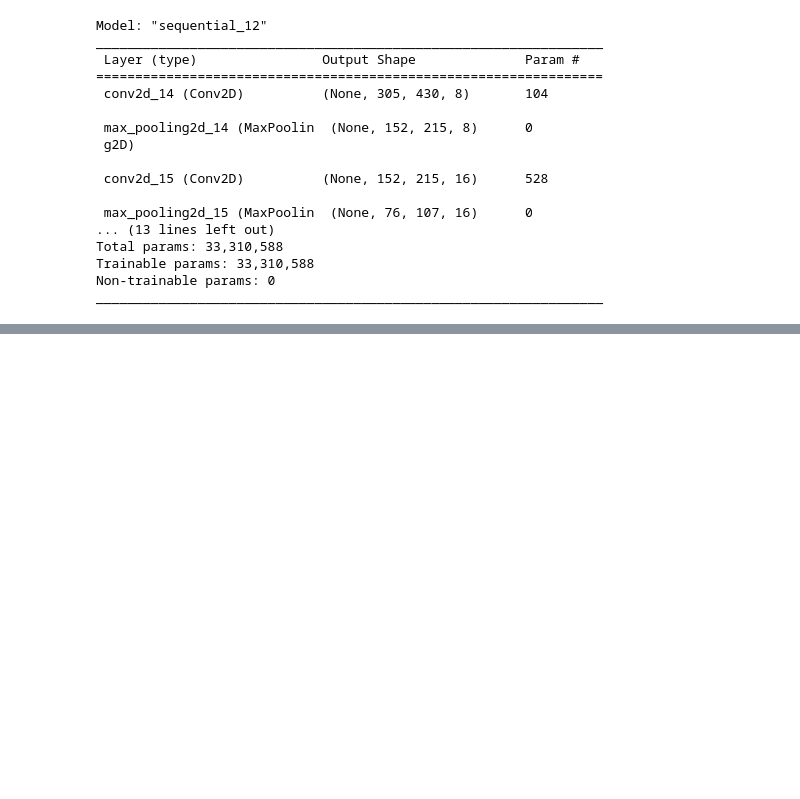
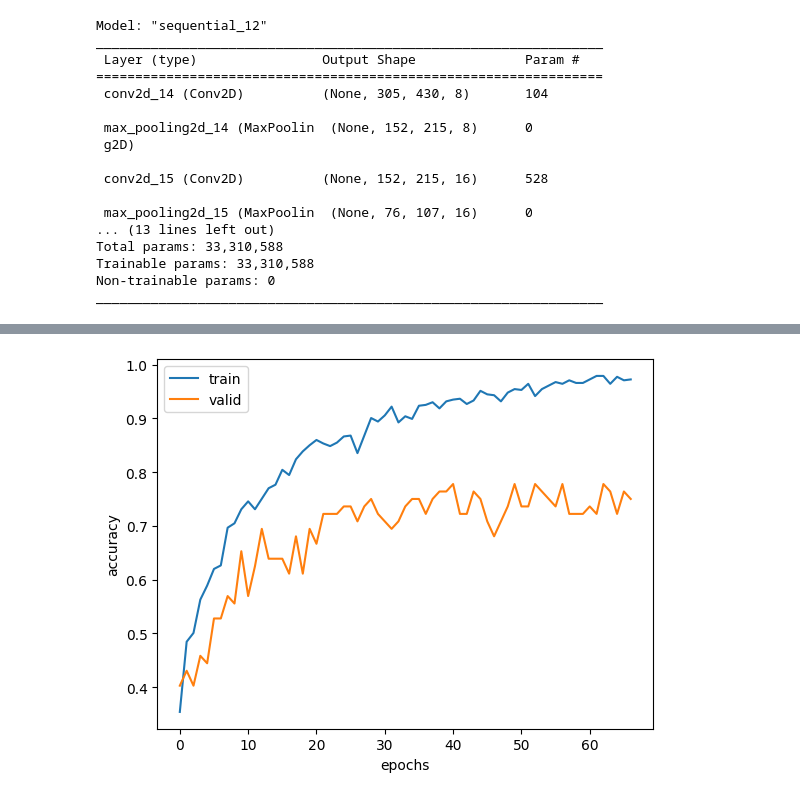
Before and after one commit to abdouaaba/Lung-Cancer-Detection, a Jupyter notebook: notebook.ipynb, the cells around one changed output, grey strips where cells are left out. Drawn from its saved outputs; the diff is of its cells as text; code cells hidden in the pictures; blank space fills up the shorter version.

Commit message:
trained the first model

```diff
--- a/notebook.ipynb
+++ b/notebook.ipynb
@@ -105,0 +108,12 @@ _________________________________________________________________
+# %%
+checkpointer = ModelCheckpoint('chestmodel.hdf5',verbose=1, save_best_only= True)
+early_stopping = EarlyStopping(monitor= 'val_loss', patience= 10)
+optimizer = optimizers.Adam(learning_rate= 0.00001, decay= 1e-5)
+
+first_model.compile(loss= 'categorical_crossentropy', optimizer= optimizer, metrics=['acc'])
+history = first_model.fit(train_generator,
+                    steps_per_epoch = 20,
+                    epochs = 80,
+                    verbose = 1,
+                    validation_data = valid_generator,
+                    callbacks = [checkpointer, early_stopping])
@@ -105,0 +138,10 @@ _________________________________________________________________
+# %%
+plt.plot(history.history['acc'], label = 'train',)
+plt.plot(history.history['val_acc'], label = 'valid')
+
+plt.legend(loc = 'upper left')
+plt.xlabel('epochs')
+plt.ylabel('accuracy')
+plt.show()
+# %% [output]
+[figure, added]
```
Also changed, not shown: parts of 3 cells of this notebook.
